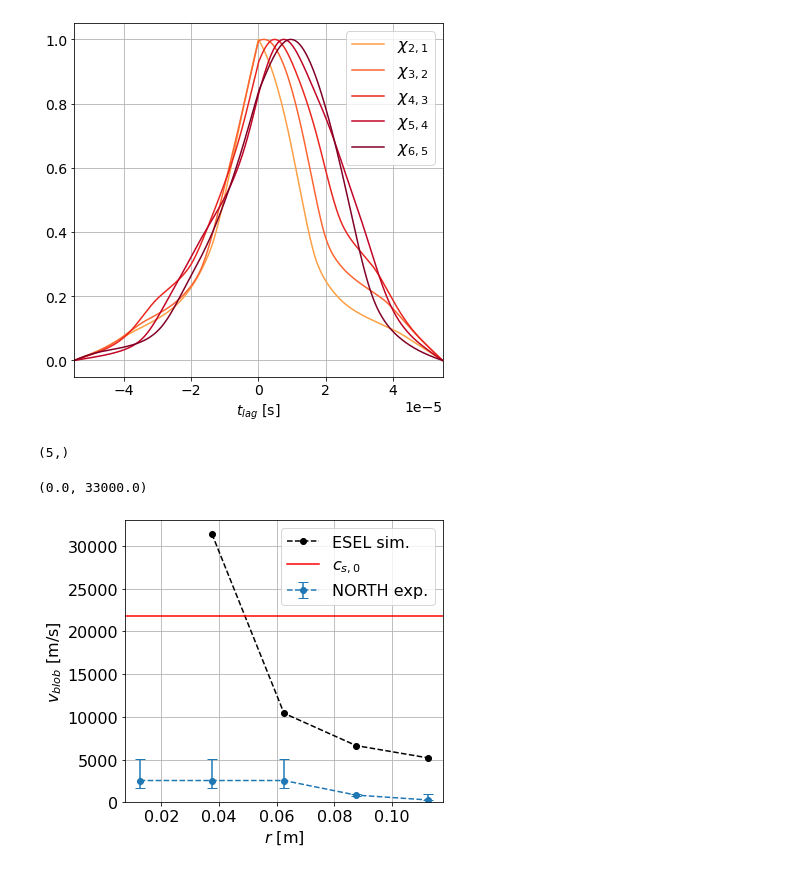
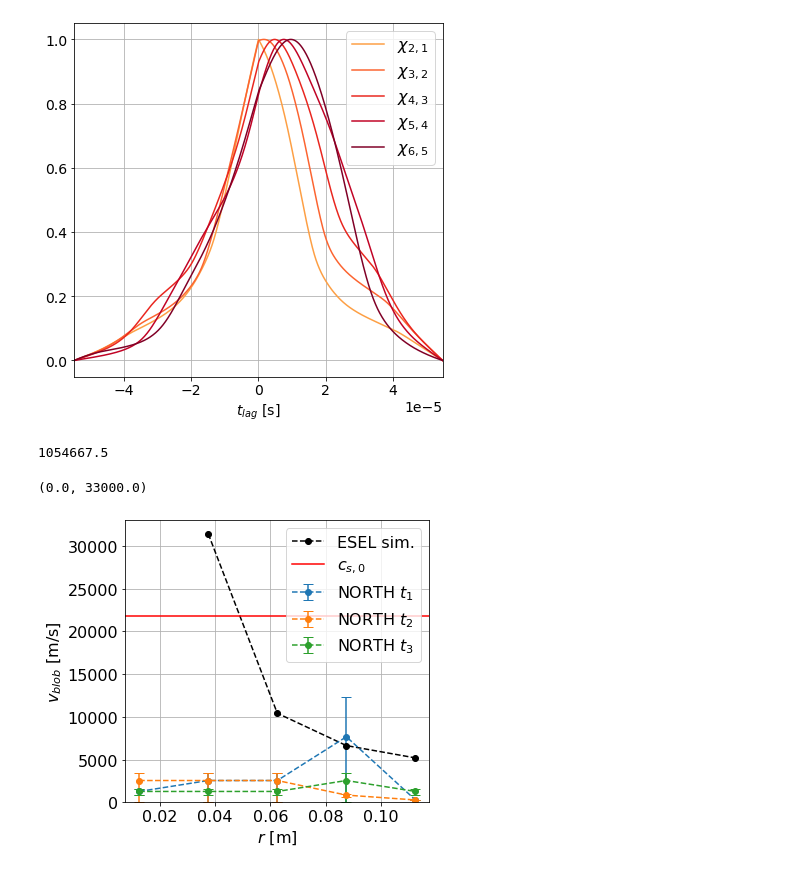
Before and after one commit to runehoejlund/north-simulation, a Jupyter notebook: data_analysis_Asbjorn.ipynb, the cells around one changed output. Saved outputs shown, nothing was run; the diff lists cells and outputs as text; code cells hidden in the pictures.

```diff
--- a/data_analysis_Asbjorn.ipynb
+++ b/data_analysis_Asbjorn.ipynb
@@ -9,7 +9,7 @@ from boutdata.data import BoutData
 from boututils.datafile import DataFile
 from scipy import signal
 
-path        = './shared/NORTH/data_5150437/'
+path        = './shared/NORTH/data_5150459/'
 bdata = BoutData(path)
 outputs = bdata['outputs']
 options = bdata['options']
@@ -349,6 +351,11 @@ fig.tight_layout()
 ax.grid()
 # %% [output]
 [figure]
+# %%
+corr12.argmax()
+len(corr12)/2
+# %% [output]
+1054667.5
 # %%
 t12_peak_lag = (corr12.argmax()-len(corr12)/2)*dt
 t23_peak_lag = (corr23.argmax()-len(corr23)/2)*dt
@@ -370,41 +377,53 @@ probe_pos = np.array([0, 0.025, 0.050, 0.075, 0.100, 0.125])
 
 between_pos = np.array([0.0125, 0.0375, 0.0625, 0.0875, 0.1125])
 
-v_blob_ex_511 = np.array([2.56e3, 2.56e3, 2.56e3, 853.34, 284.44])
 
-v_err_neg = np.array([853.34, 853.34, 853.34,121.91,14.97])
-v_err_pos = np.array([2560.01, 2560.013, 2560.013, 170.67, 739.56])
-v_blob_ex_511[:].shape
+
+v_blob_366 = np.array([1280.00625003052, 2560.01250006104, 2560.01250006104, 7680.03750018311, 284.445833340115])
+v_err_neg_366 = np.array([256.001250006104, 853.337500020345, 853.337500020345, 4608.02250010986, 14.9708333336903])
+v_err_pos_366 = np.array([426.668750010173, 2560.01250006104, 2560.01250006104, 23040.1125005493, 16.7321078435361])
+err_366 = np.array([v_err_pos_366, v_err_neg_366])
+
+v_blob_511 = np.array([2.56e3, 2.56e3, 2.56e3, 853.34, 284.44])
+v_err_neg_511 = np.array([853.34, 853.34, 853.34,121.91,14.97])
+v_err_pos_511 = np.array([2560.01, 2560.013, 2560.013, 170.67, 16.7321078435361])
+err_511 = np.array([v_err_pos_511, v_err_neg_511])
+
+v_blob_934 = np.array([1280.00625003052, 1280.00625003052, 1280.00625003052, 2560.01250006104, 1280.00625003052])
+v_err_neg_934 = np.array([256.001250006104, 256.001250006104, 256.001250006104, 853.337500020345, 256.001250006104])
+v_err_pos_934 = np.array([426.668750010173, 426.668750010173, 426.668750010173, 2560.01250006104, 426.668750010173])
+err_934 = np.array([v_err_pos_934, v_err_neg_934])
-# %% [output]
-(5,)
 # %%
 fig, ax  = plt.subplots(1, 1, figsize=(6, 5))
 
 font = {'family' : 'normal',
         'weight' : 'normal',
         'size'   : 16}
 
 plt.rc('font', **font)
 
+
+
+ax.errorbar(between_pos[:],v_blob_366[:],yerr=err_366,linestyle='dashed',marker='o', markersize=6, capsize=5, label="NORTH $t_1$")
+ax.errorbar(between_pos[:],v_blob_511[:],yerr=err_511,linestyle='dashed',marker='o', markersize=6, capsize=5, label="NORTH $t_2$")
+ax.errorbar(between_pos[:],v_blob_934[:],yerr=err_934,linestyle='dashed',marker='o', markersize=6, capsize=5, label="NORTH $t_3$")
+
 ax.plot(between_pos[1:],v_blob[1:],'--o', label="ESEL sim.", color='k')
-
-ax.errorbar(between_pos[:],v_blob_ex_511[:],yerr=err,linestyle='dashed',marker='o', markersize=6, capsize=5, label="NORTH exp.")
-
 
 
 ax.set_xlabel('$r \ \mathrm{[m]}$')
 ax.set_ylabel('$v_{blob} \ \mathrm{[m/s]}$')
 
 ax.axhline(y = 21789.4, color = 'r', linestyle = '-', label = "$c_{s,0}$")
 
 ax.legend(loc='upper right')
 
 
 fig.tight_layout()
 
 ax.grid()
 
 plt.ylim(0, 33000)
 # %% [output]
 (0.0, 33000.0)
-[figure, old version]
+[figure, new version]
```
Also changed, not shown: parts of 9 cells of this notebook, 2 other files.
